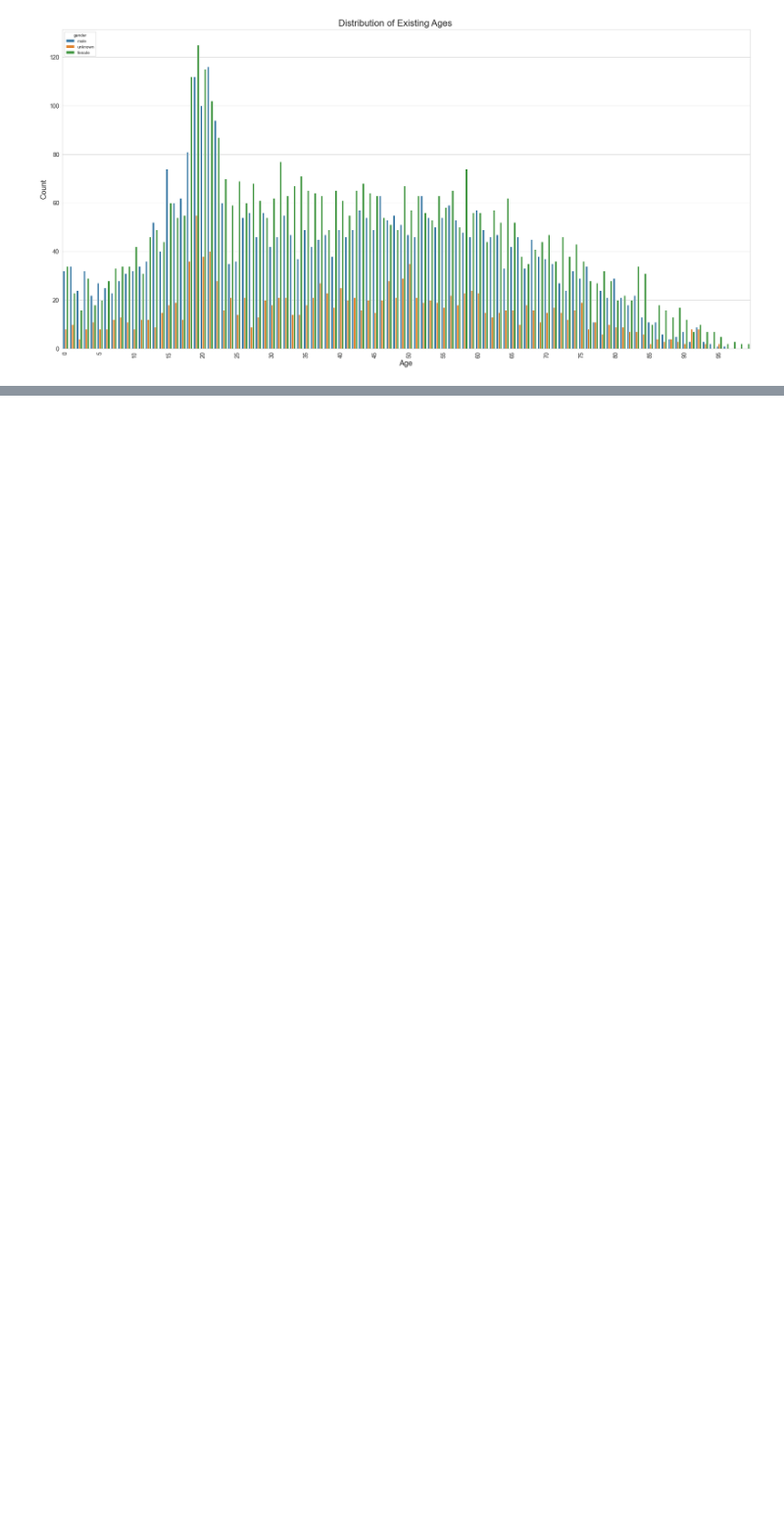
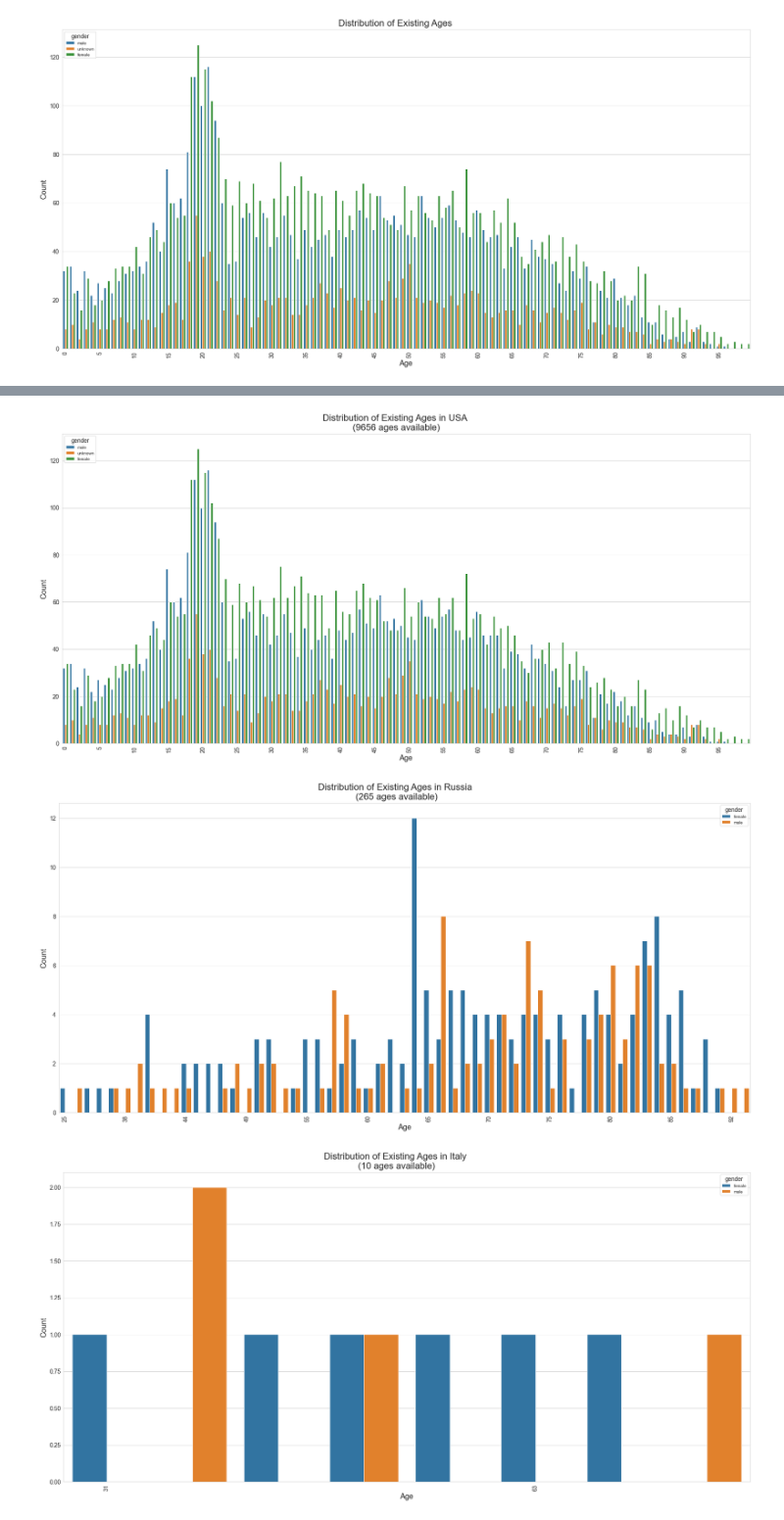
Before and after one commit to ninaihde/sampling-bias-cov19, a Jupyter notebook: src/create_general_insights.ipynb, the cells around one changed output, grey strips where cells are left out. Shown at 98% size. Saved outputs shown, nothing was run; the diff lists cells and outputs as text; code cells hidden in the pictures; blank space fills up the shorter version.

Commit message:
Disaggregate age distribution for available countries

```diff
--- a/src/create_general_insights.ipynb
+++ b/src/create_general_insights.ipynb
@@ -280,8 +281,3 @@ non_numeric_ages[non_numeric_ages['host'].str.lower() != 'homo sapiens'][['age',
 | 2496096 | nan | not provided |
 | 2498810 | nan | Felis catus |
 4773 rows × 2 columns
-# %%
-# Exchange ages under zero with zero (for better interpretability of following plot) and convert ages to integers again
-df_with_ages['age'] = df_with_ages['age'].astype(float)
-df_with_ages.loc[df_with_ages['age'] <= 0.0, 'age'] = 0.0
-df_with_ages['age'] = df_with_ages['age'].astype(int)
@@ -289,10 +296,8 @@ df_with_ages['age'] = df_with_ages['age'].astype(int)
 import matplotlib.pyplot as plt
 import seaborn as sns
 
-plotdata = df_with_ages.sort_values(by=['age'])
-
 sns.set_style('whitegrid')
-fig, ax = plt.subplots(figsize=(24, 12))
+fig, _ = plt.subplots(figsize=(24, 12))
 sns.countplot(data=plotdata,
               x='age',
               hue='gender')
@@ -302,7 +307,7 @@ plt.ylabel('Count', fontsize=18)
 plt.xticks(fontsize=14, rotation=90)
 plt.yticks(fontsize=14)
 
-# Show only every 5th x-tick
+# Show only every 5th x-tick (aka every 5th age on x-axis)
 for i, label in enumerate(ax.get_xticklabels()):
     if i % 5 == 0:
         label.set_visible(True)
@@ -330,0 +333,33 @@ Name: country, dtype: int64
+# %%
+# Ensure that age distribution won't change for USA and check if other countries show interesting distributions
+for country, age_count in plotdata['country'].value_counts().iteritems():
+    fig, ax = plt.subplots(figsize=(24, 12))
+    sns.countplot(data=plotdata[plotdata['country'] == country],
+                  x='age',
+                  hue='gender')
+    fig.suptitle(f'Distribution of Existing Ages in {country}\n ({age_count} ages available)', fontsize=22)
+    plt.xlabel('Age', fontsize=18)
+    plt.ylabel('Count', fontsize=18)
+    plt.xticks(fontsize=14, rotation=90)
+    plt.yticks(fontsize=14)
+
+    # Show only every 5th x-tick
+    for i, label in enumerate(ax.get_xticklabels()):
+        if i % 5 == 0:
+            label.set_visible(True)
+        else:
+            label.set_visible(False)
+
+    plt.tight_layout()
+    plt.savefig(f'../plots/age_distribution_{country}.png', dpi=300)
+    plt.close()
+
+# -> plot for USA is similiar to age distribution in USA, especially regarding rise around 20
+# -> see e.g. https://www.statista.com/statistics/241488/population-of-the-us-by-sex-and-age/
+# -> a bit more female samples are also quite realistic
+
+# -> russian ages are mostly between 63 and 83
+# %% [output]
+[figure, added]
+[figure, added]
+[figure, added]
```
Also changed, not shown: parts of 8 cells of this notebook.
